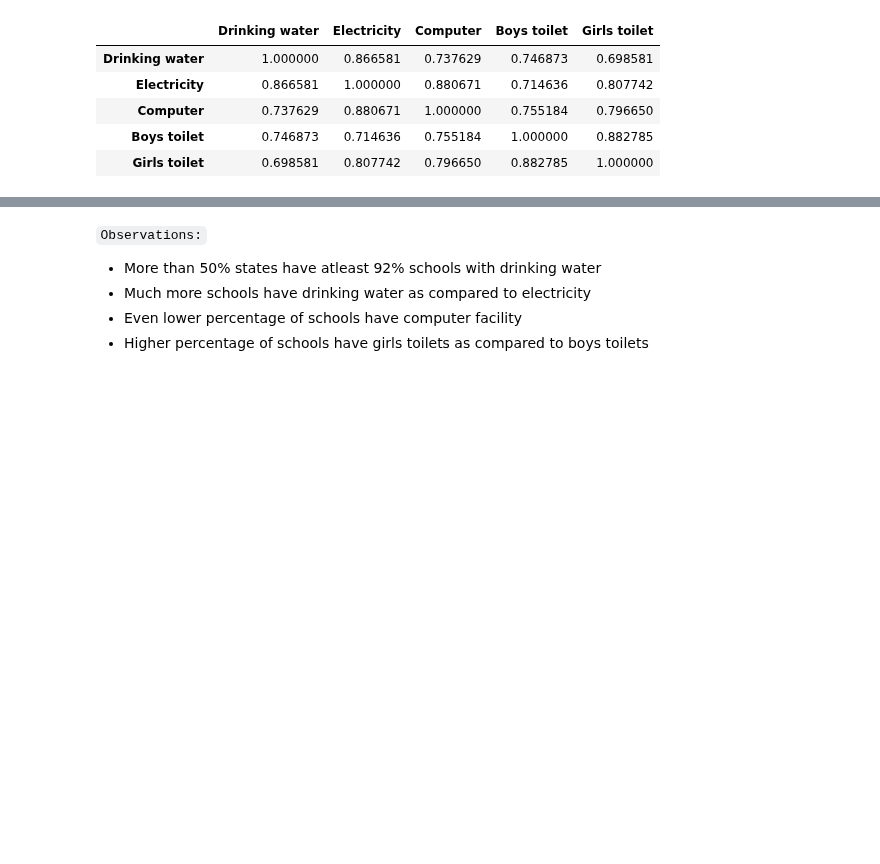
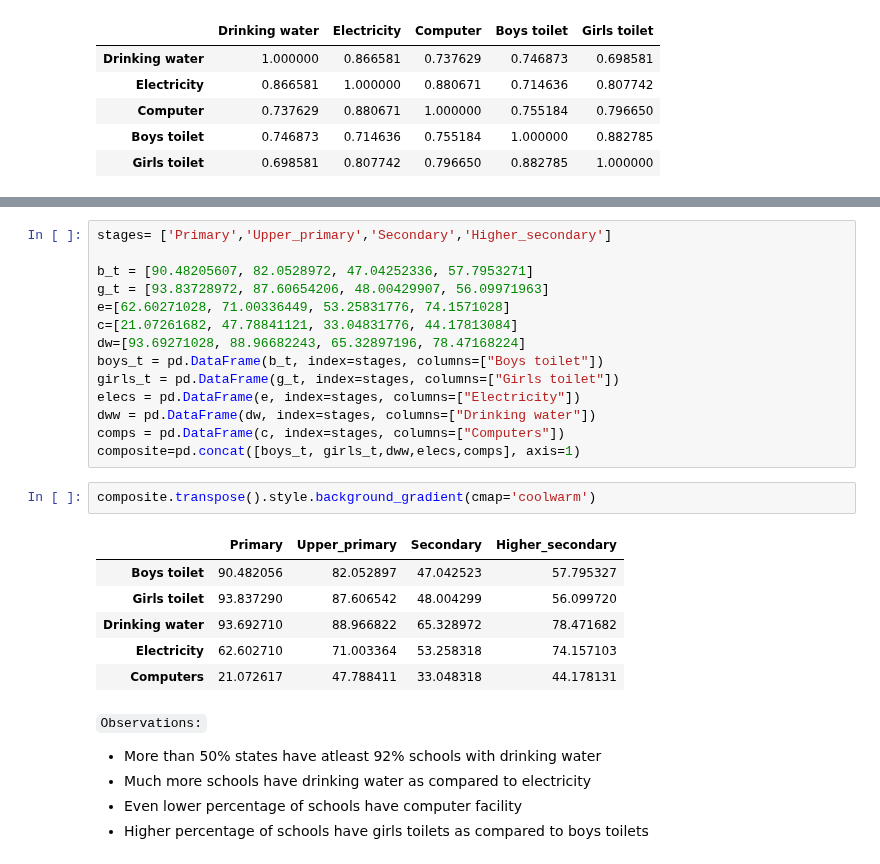
Before and after one commit to AnupamMisra/Data-science-projects, a Jupyter notebook: Education/Code/notebook.ipynb, the cells around one changed output, grey strips where cells are left out. Drawn from its saved outputs; the diff is of its cells as text; blank space fills up the shorter version.

```diff
--- a/Education/Code/notebook.ipynb
+++ b/Education/Code/notebook.ipynb
@@ -270,3 +324,26 @@ px.box(data_frame=datas,x='mean percentage(%)', y='Factor',hover_name='State',co
+# %%
+stages= ['Primary','Upper_primary','Secondary','Higher_secondary']
+
+b_t = [90.48205607,	82.0528972,	47.04252336, 57.7953271]
+g_t = [93.83728972,	87.60654206, 48.00429907, 56.09971963]
+e=[62.60271028,	71.00336449, 53.25831776, 74.1571028]
+c=[21.07261682,	47.78841121, 33.04831776, 44.17813084]
+dw=[93.69271028, 88.96682243, 65.32897196, 78.47168224]
+boys_t = pd.DataFrame(b_t, index=stages, columns=["Boys toilet"])
+girls_t = pd.DataFrame(g_t, index=stages, columns=["Girls toilet"])
+elecs = pd.DataFrame(e, index=stages, columns=["Electricity"])
+dww = pd.DataFrame(dw, index=stages, columns=["Drinking water"])
+comps = pd.DataFrame(c, index=stages, columns=["Computers"])
+composite=pd.concat([boys_t, girls_t,dww,elecs,comps], axis=1)
+# %%
+composite.transpose().style.background_gradient(cmap='coolwarm')
+# %% [output]
+|  | Primary | Upper_primary | Secondary | Higher_secondary |
+| Boys toilet | 90.482056 | 82.052897 | 47.042523 | 57.795327 |
+| Girls toilet | 93.837290 | 87.606542 | 48.004299 | 56.099720 |
+| Drinking water | 93.692710 | 88.966822 | 65.328972 | 78.471682 |
+| Electricity | 62.602710 | 71.003364 | 53.258318 | 74.157103 |
+| Computers | 21.072617 | 47.788411 | 33.048318 | 44.178131 |
 # %% [markdown]
 `Observations:`
 
```
Also changed, not shown: parts of 24 cells of this notebook, 10 other files.
